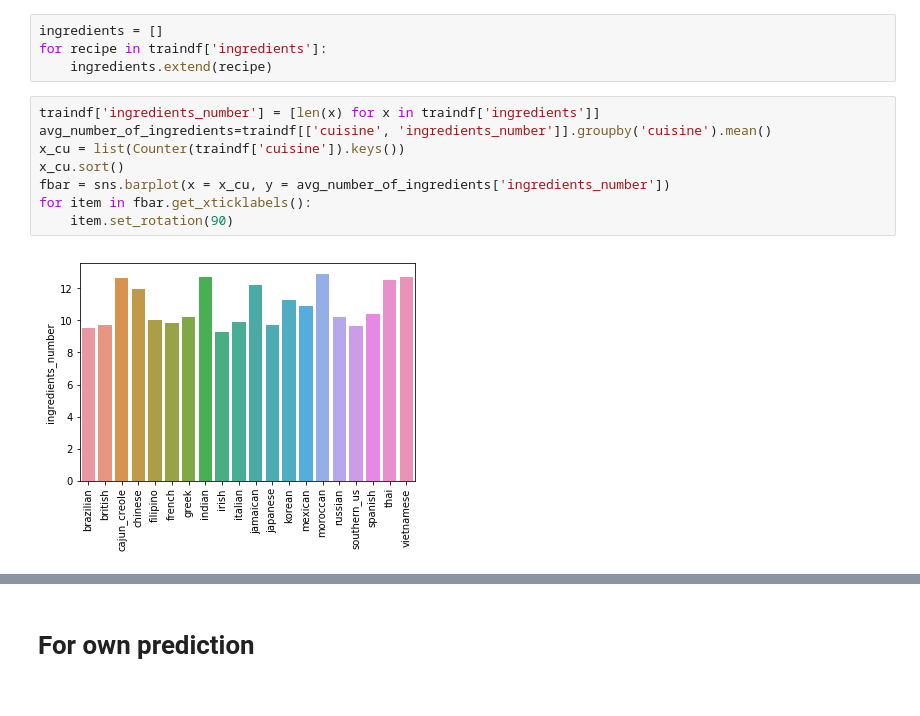
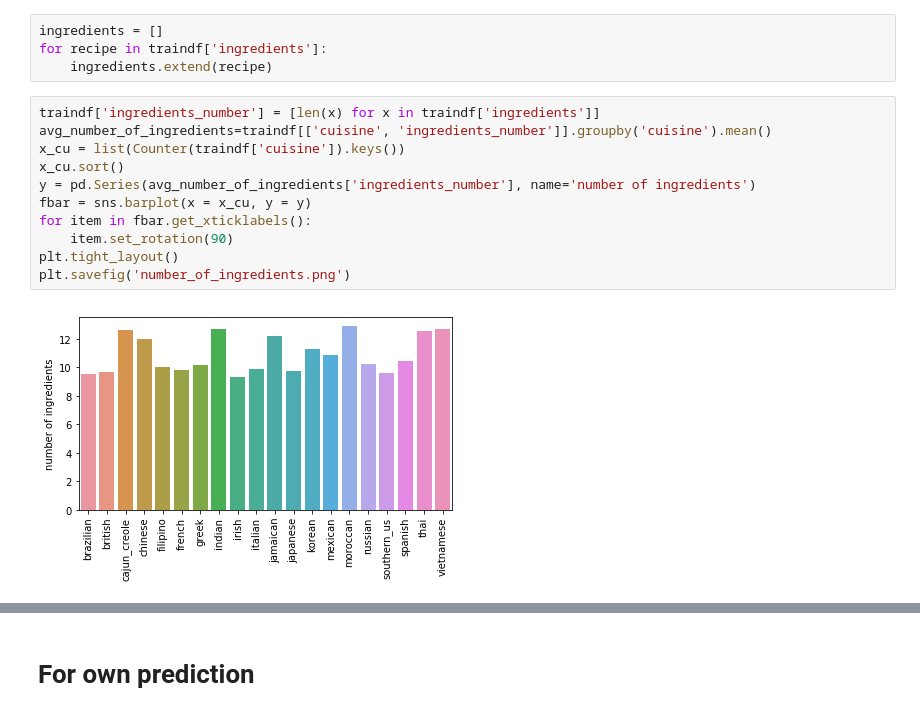
Before and after one commit to m-mazurkiewicz/AnalysisOfUnstructuredData, a Jupyter notebook: Project/NotebookForProject.ipynb, the cells around one changed output, grey strips where cells are left out. Cells and saved outputs as stored; diff of their text form.

```diff
--- a/Project/NotebookForProject.ipynb
+++ b/Project/NotebookForProject.ipynb
@@ -27,11 +29,14 @@ for recipe in traindf['ingredients']:
 # %%
 traindf['ingredients_number'] = [len(x) for x in traindf['ingredients']]
 avg_number_of_ingredients=traindf[['cuisine', 'ingredients_number']].groupby('cuisine').mean()
 x_cu = list(Counter(traindf['cuisine']).keys())
 x_cu.sort()
-fbar = sns.barplot(x = x_cu, y = avg_number_of_ingredients['ingredients_number'])
+y = pd.Series(avg_number_of_ingredients['ingredients_number'], name='number of ingredients')
+fbar = sns.barplot(x = x_cu, y = y)
 for item in fbar.get_xticklabels():
     item.set_rotation(90)
+plt.tight_layout()
+plt.savefig('number_of_ingredients.png')
 # %% [output]
-[figure, old version]
+[figure, new version]
 # %%
```
Also changed, not shown: parts of 5 cells of this notebook.
